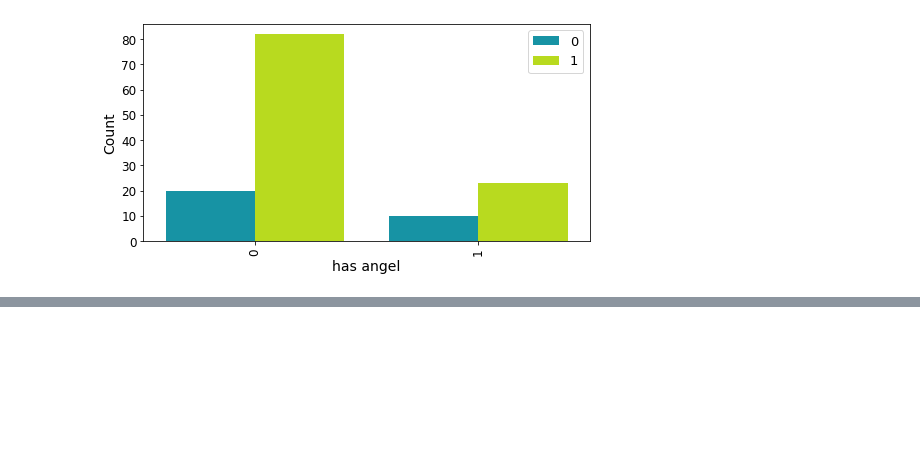
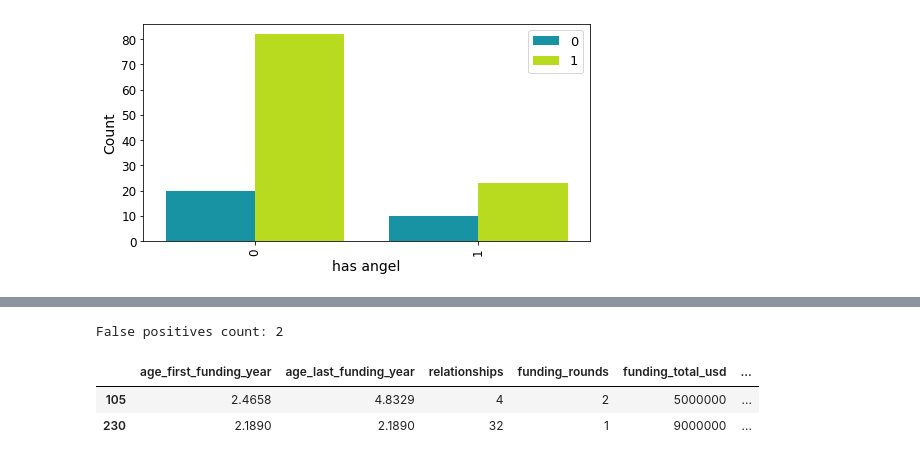
Before and after one commit to patrikpp/data_analysis_projects, a Jupyter notebook: startup_success_prediction_analysis/modeling_experiments/SVM/SVM.ipynb, the cells around one changed output, grey strips where cells are left out. Drawn from its saved outputs; the diff is of its cells as text; code cells hidden in the pictures; blank space fills up the shorter version.

```diff
--- a/startup_success_prediction_analysis/modeling_experiments/svm.ipynb
+++ b/startup_success_prediction_analysis/modeling_experiments/SVM/SVM.ipynb
@@ -256,0 +310,11 @@ plot_countplot(df=df_predictions, x='has_angel', hue='ground_truth', x_label='ha
+# %%
+y_test_arr = y_test.to_numpy()
+false_positives = (y_test_arr != y_pred) & (y_test_arr == 0)
+df_false_positives = X_test[false_positives]
+print(f'False positives count: {len(df_false_positives)}')
+df_false_positives
+# %% [output]
+False positives count: 2
+|  | age_first_funding_year | age_last_funding_year | relationships | funding_rounds | funding_total_usd | ... |
+| 105 | 2.4658 | 4.8329 | 4 | 2 | 5000000 | ... |
+| 230 | 2.1890 | 2.1890 | 32 | 1 | 9000000 | ... |
```
Also changed, not shown: parts of 19 cells of this notebook, 6 other files.
